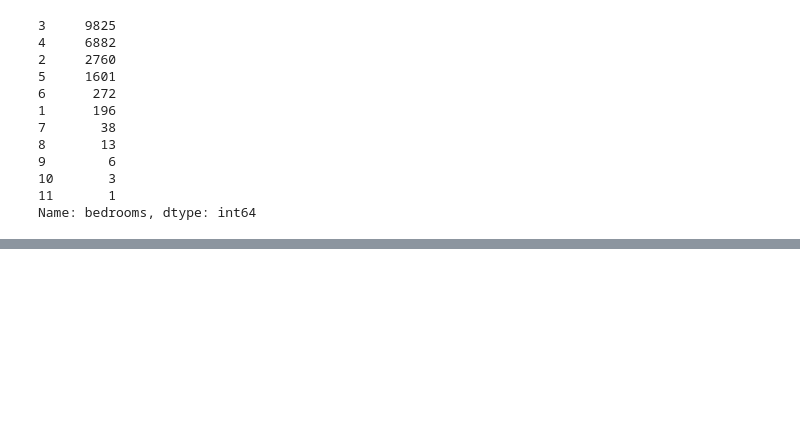
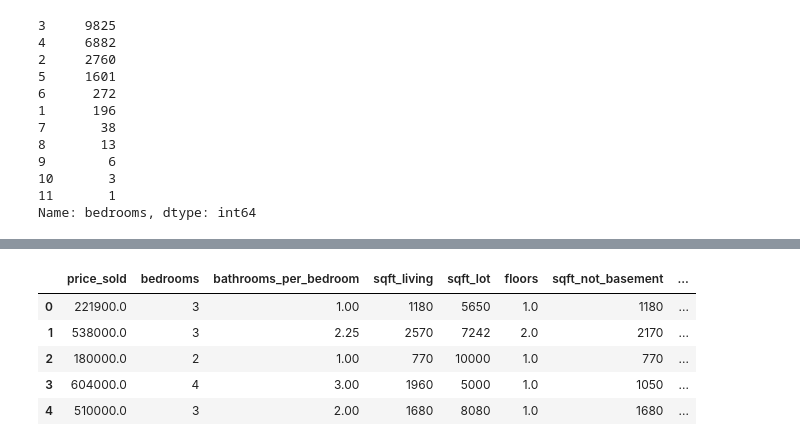
Before and after one commit to Greg-S-12/Mod1_Project, a Jupyter notebook: joe_project.ipynb, the cells around one changed output, grey strips where cells are left out. Cells and saved outputs as stored; diff of their text form; code cells hidden in the pictures; blank space fills up the shorter version.

```diff
--- a/joe_project.ipynb
+++ b/joe_project.ipynb
@@ -276,3 +257,12 @@ hlist = ['condition', 'grade', 'yr_renovated', 'view_grade', 'sqft_lot', 'sqft_l
+# %%
+df_control.head()
+# %% [output]
+|  | price_sold | bedrooms | bathrooms_per_bedroom | sqft_living | sqft_lot | floors | sqft_not_basement | ... |
+| 0 | 221900.0 | 3 | 1.00 | 1180 | 5650 | 1.0 | 1180 | ... |
+| 1 | 538000.0 | 3 | 2.25 | 2570 | 7242 | 2.0 | 2170 | ... |
+| 2 | 180000.0 | 2 | 1.00 | 770 | 10000 | 1.0 | 770 | ... |
+| 3 | 604000.0 | 4 | 3.00 | 1960 | 5000 | 1.0 | 1050 | ... |
+| 4 | 510000.0 | 3 | 2.00 | 1680 | 8080 | 1.0 | 1680 | ... |
 # %%
 # New function that can take any of our dataframes and returns an R2 ranking for each group of 3 of its columns
 # A number of unhelpful (in terms of R2) columns are dropped
```
Also changed, not shown: parts of 15 cells of this notebook.
